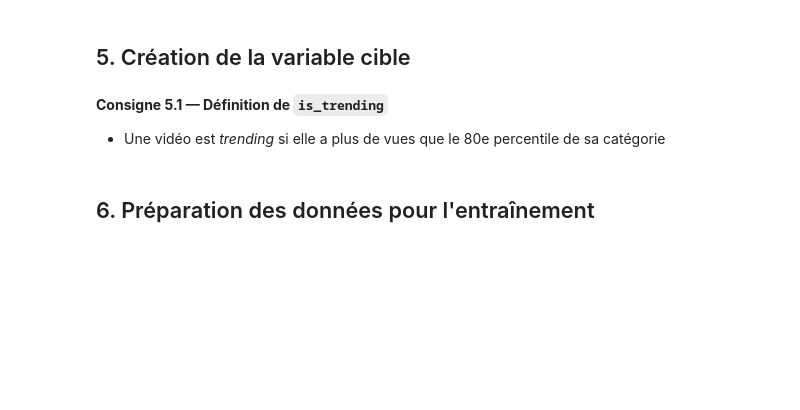
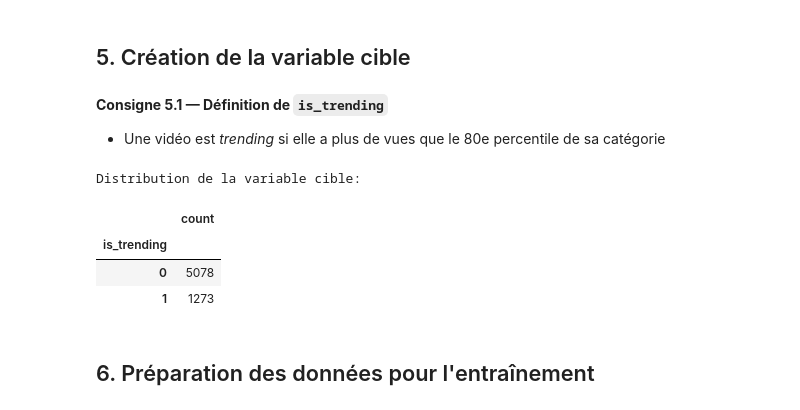
Before and after one commit to kirillsst/youtube-popularity-ml, a Jupyter notebook: notebook/PROJET_ML_Youtube_Trending.ipynb, the cells around one changed output. Cells and saved outputs as stored; diff of their text form; code cells hidden in the pictures; blank space fills up the shorter version.

```diff
--- a/notebook/PROJET_ML_Youtube_Trending.ipynb
+++ b/notebook/PROJET_ML_Youtube_Trending.ipynb
@@ -93,9 +210,11 @@ FileNotFoundError: [Errno 2] No such file or directory: 'archive/USvideos.csv'
 - Supprimez les lignes avec des valeurs aberrantes (ex: `views` négatives)
 # %%
 # VOTRE CODE ICI - Section 3.1
-# df_clean = df.drop_duplicates(subset='video_id').copy()
-# df_clean['description'] = ....
-# import pandas as pd
-# df_clean['publish_time'] = ().... errors='coerce')
-# df_clean = df_clean[(df_clean['views'] >= 0) & (df_clean['likes'] >= 0) & (df_clean['dislikes'] >= 0) & (df_clean['comment_count'] >= 0)]
-# df_clean = df_clean.dropna(subset=['publish_time'])
+df_clean = df.drop_duplicates(subset='video_id').copy()
+df_clean['description'] = df_clean['description'].fillna('')
+display(df_clean.isna().sum())
+import pandas as pd
+df_clean['publish_time'] = pd.to_datetime(df_clean['publish_time'], errors='coerce')
+# df_clean['publish_time'] =  errors='coerce'
+df_clean = df_clean[(df_clean['views'] >= 0) & (df_clean['likes'] >= 0) & (df_clean['dislikes'] >= 0) & (df_clean['comment_count'] >= 0)]
+df_clean = df_clean.dropna(subset=['publish_time'])
@@ -118,6 +284,9 @@ FileNotFoundError: [Errno 2] No such file or directory: 'archive/USvideos.csv'
 **Consigne 4.2 — Variables temporelles**
 # %%
 # VOTRE CODE ICI - Section 4.2
-# df_clean['publish_hour'] = ....
-# df_clean['publish_day_of_week'] = ...
-# df_clean['publish_month'] = ...
+df_clean['publish_hour'] = df_clean['publish_time'].dt.hour
+display(df_clean['publish_hour'])
+df_clean['publish_day_of_week'] = df_clean['publish_time'].dt.weekday
+display(df_clean['publish_day_of_week'])
+df_clean['publish_month'] = df_clean['publish_time'].dt.month
+display(df_clean['publish_month'])
@@ -125,7 +331,12 @@ FileNotFoundError: [Errno 2] No such file or directory: 'archive/USvideos.csv'
 **Consigne 4.3 — Variables textuelles (titre)**
 # %%
 # VOTRE CODE ICI - Section 4.3
-# df_clean['title_length'] = ...
-# df_clean['title_word_count'] = ....
-# df_clean['has_caps'] = ...
-# df_clean['has_numbers'] = ...
+
+df_clean['title_length'] = df_clean['title'].str.len()
+display(df_clean['title_length'])
+df_clean['title_word_count'] = df_clean['title'].str.rsplit().str.len()
+display(df_clean['title_word_count'])
+df_clean['has_caps'] = df_clean['title'].str.contains(r'[A-Z]')
+display(df_clean['has_caps'])
+df_clean['has_numbers'] = df_clean['title'].str.contains(r'[0-9]')
+display(df_clean['has_numbers'])
@@ -136,10 +396,16 @@ FileNotFoundError: [Errno 2] No such file or directory: 'archive/USvideos.csv'
 - Une vidéo est *trending* si elle a plus de vues que le 80e percentile de sa catégorie
 # %%
 # VOTRE CODE ICI - Section 5.1
-# df_clean['is_trending'] = (df_clean.groupby('category_id')['views']
-#                                   .transform(lambda x: x > x.quantile(0.8))).astype(int)
-# print("Distribution de la variable cible:")
-# display(df_clean['is_trending'].value_counts().to_frame('count'))
+df_clean['is_trending'] = (df_clean.groupby('category_id')['views']
+                                  .transform(lambda x: x > x.quantile(0.8))).astype(int)
+print("Distribution de la variable cible:")
+display(df_clean['is_trending'].value_counts().to_frame('count'))
+# %% [output]
+Distribution de la variable cible:
+|  | count |
+| is_trending |  |
+| 0 | 5078 |
+| 1 | 1273 |
 # %% [markdown]
 ## 6. Préparation des données pour l'entraînement
 # %% [markdown]
```
Also changed, not shown: parts of 10 cells of this notebook.
